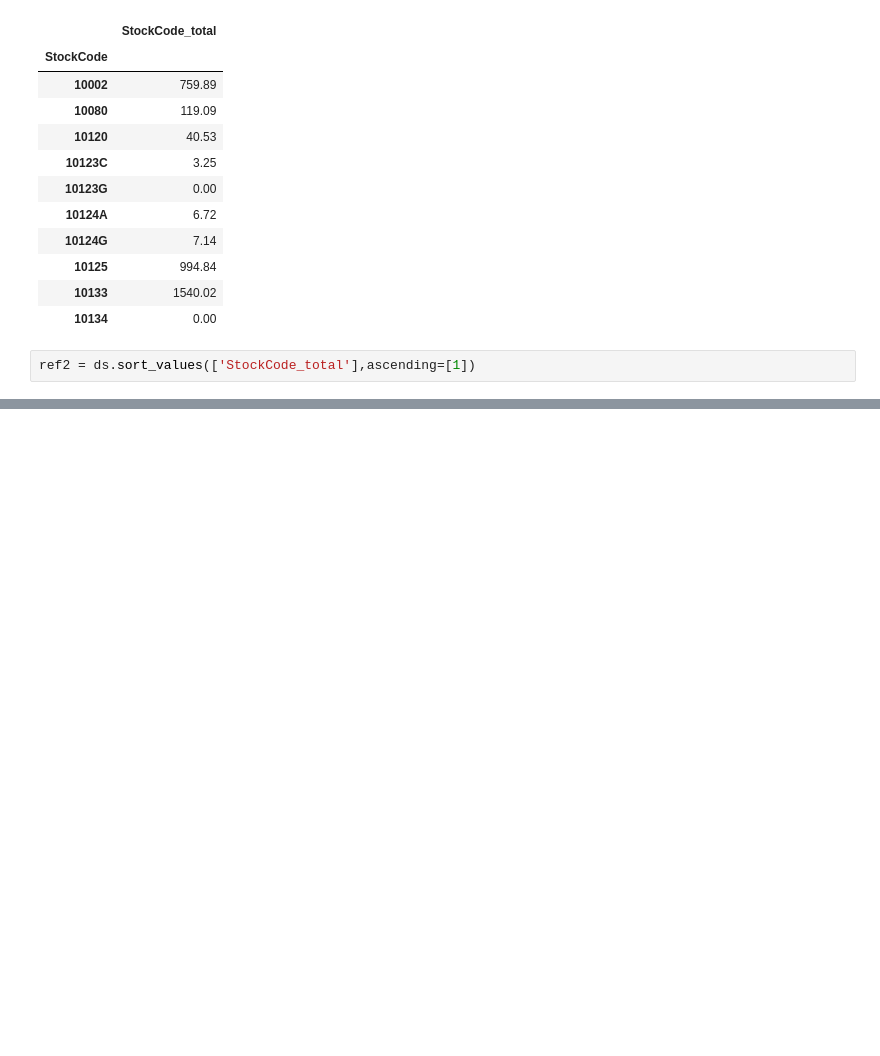
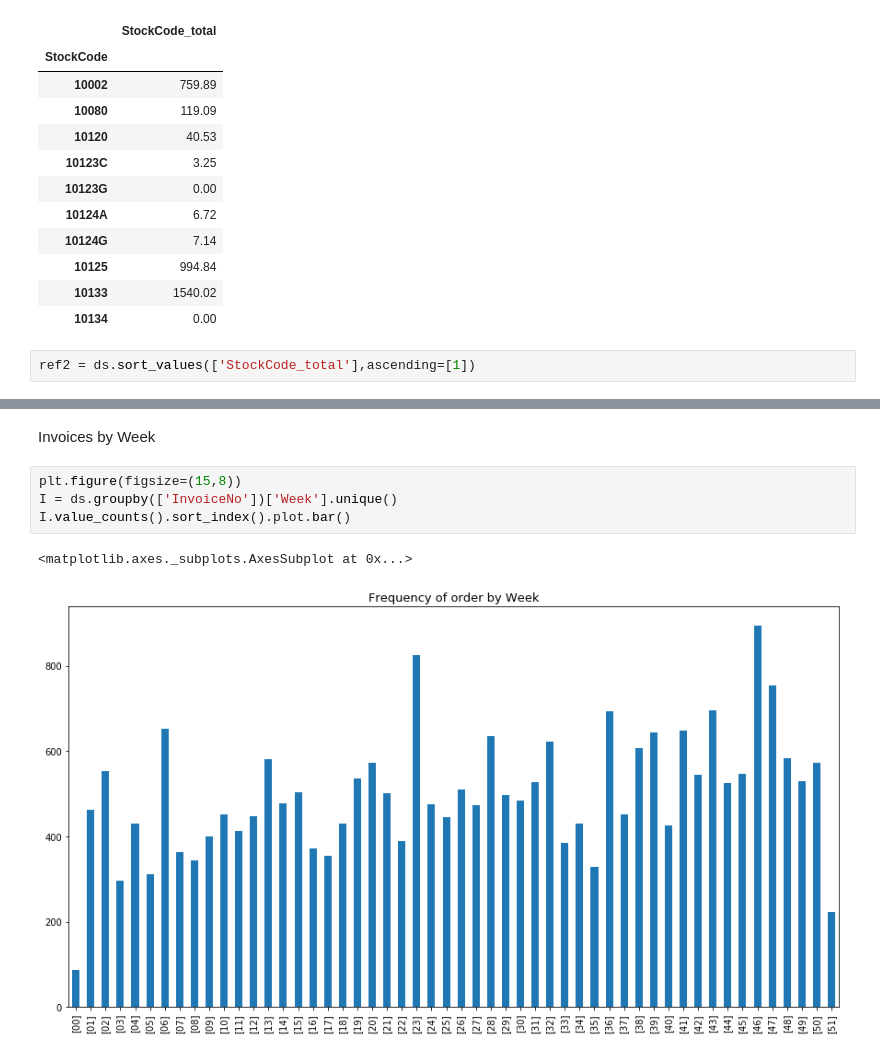
Before and after one commit to rahilshah10/IS, a Jupyter notebook: Zappos/Zappos.ipynb, the cells around one changed output, grey strips where cells are left out. Drawn from its saved outputs; the diff is of its cells as text; blank space fills up the shorter version.

```diff
--- a/Zappos/Zappos.ipynb
+++ b/Zappos/Zappos.ipynb
@@ -377,0 +400,9 @@ Country Analysis
+# %% [markdown]
+Invoices by Week
+# %%
+plt.figure(figsize=(15,8))
+I = ds.groupby(['InvoiceNo'])['Week'].unique()
+I.value_counts().sort_index().plot.bar()
+# %% [output]
+<matplotlib.axes._subplots.AxesSubplot at 0x...>
+[figure, added]
```
Also changed, not shown: parts of 4 cells of this notebook.
